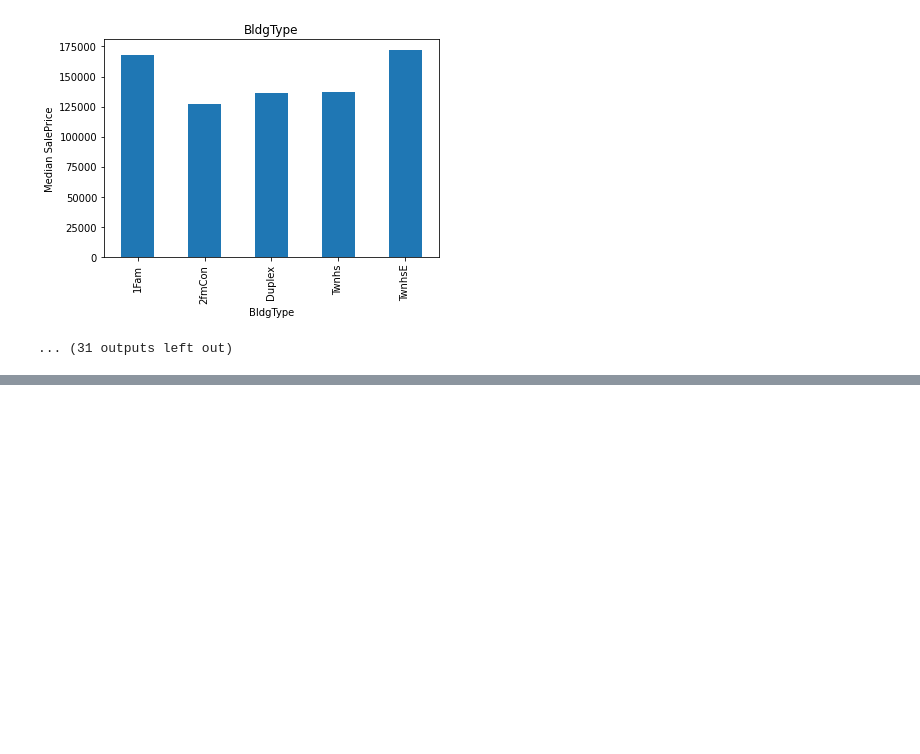
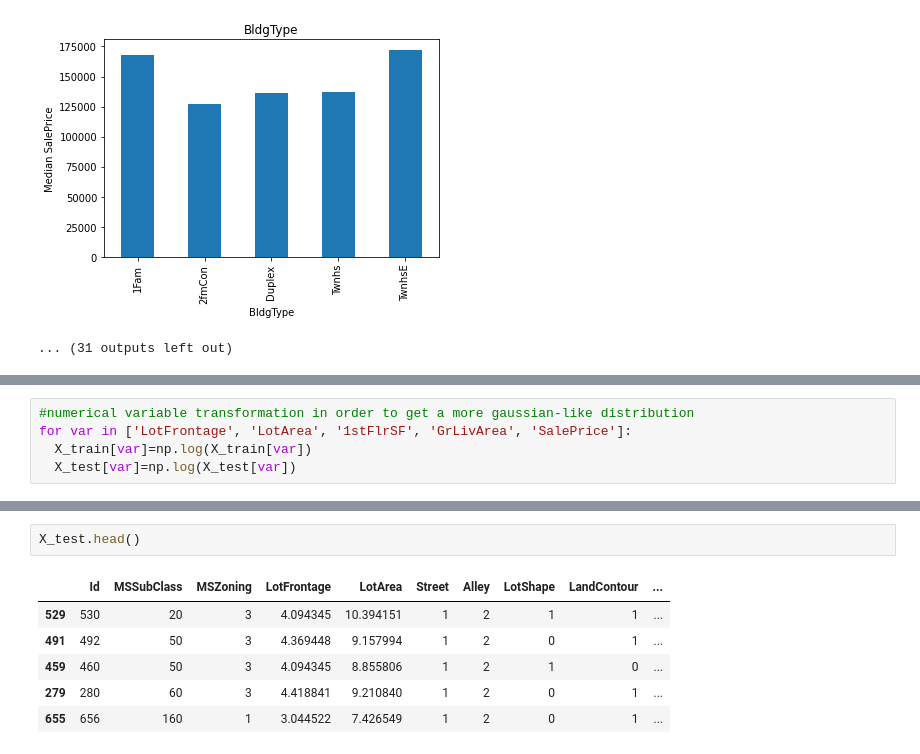
Before and after one commit to TottiPuc/Machine_learning, a Jupyter notebook: deploymentML.ipynb, the cells around one changed output, grey strips where cells are left out. Saved outputs shown, nothing was run; the diff lists cells and outputs as text; blank space fills up the shorter version.

```diff
--- a/deploymentML.ipynb
+++ b/deploymentML.ipynb
@@ -395,0 +521,5 @@ for var in cat_vars:
+# %%
+#numerical variable transformation in order to get a more gaussian-like distribution
+for var in ['LotFrontage', 'LotArea', '1stFlrSF', 'GrLivArea', 'SalePrice']:
+  X_train[var]=np.log(X_train[var])
+  X_test[var]=np.log(X_test[var])
@@ -395,0 +589,9 @@ for var in cat_vars:
+# %%
+X_test.head()
+# %% [output]
+|  | Id | MSSubClass | MSZoning | LotFrontage | LotArea | Street | Alley | LotShape | LandContour | ... |
+| 529 | 530 | 20 | 3 | 4.094345 | 10.394151 | 1 | 2 | 1 | 1 | ... |
+| 491 | 492 | 50 | 3 | 4.369448 | 9.157994 | 1 | 2 | 0 | 1 | ... |
+| 459 | 460 | 50 | 3 | 4.094345 | 8.855806 | 1 | 2 | 1 | 0 | ... |
+| 279 | 280 | 60 | 3 | 4.418841 | 9.210840 | 1 | 2 | 0 | 1 | ... |
+| 655 | 656 | 160 | 1 | 3.044522 | 7.426549 | 1 | 2 | 0 | 1 | ... |
```
Also changed, not shown: parts of 23 cells of this notebook.
